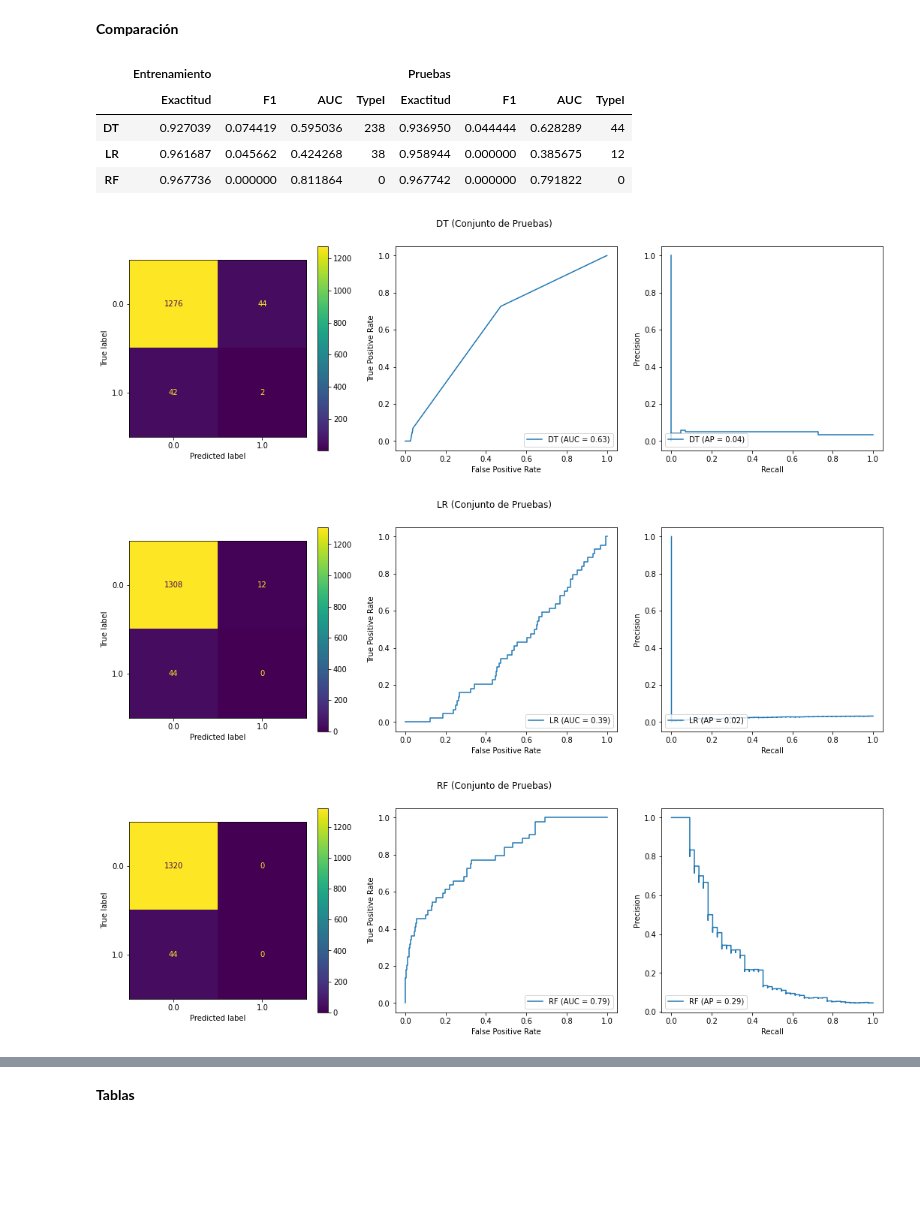
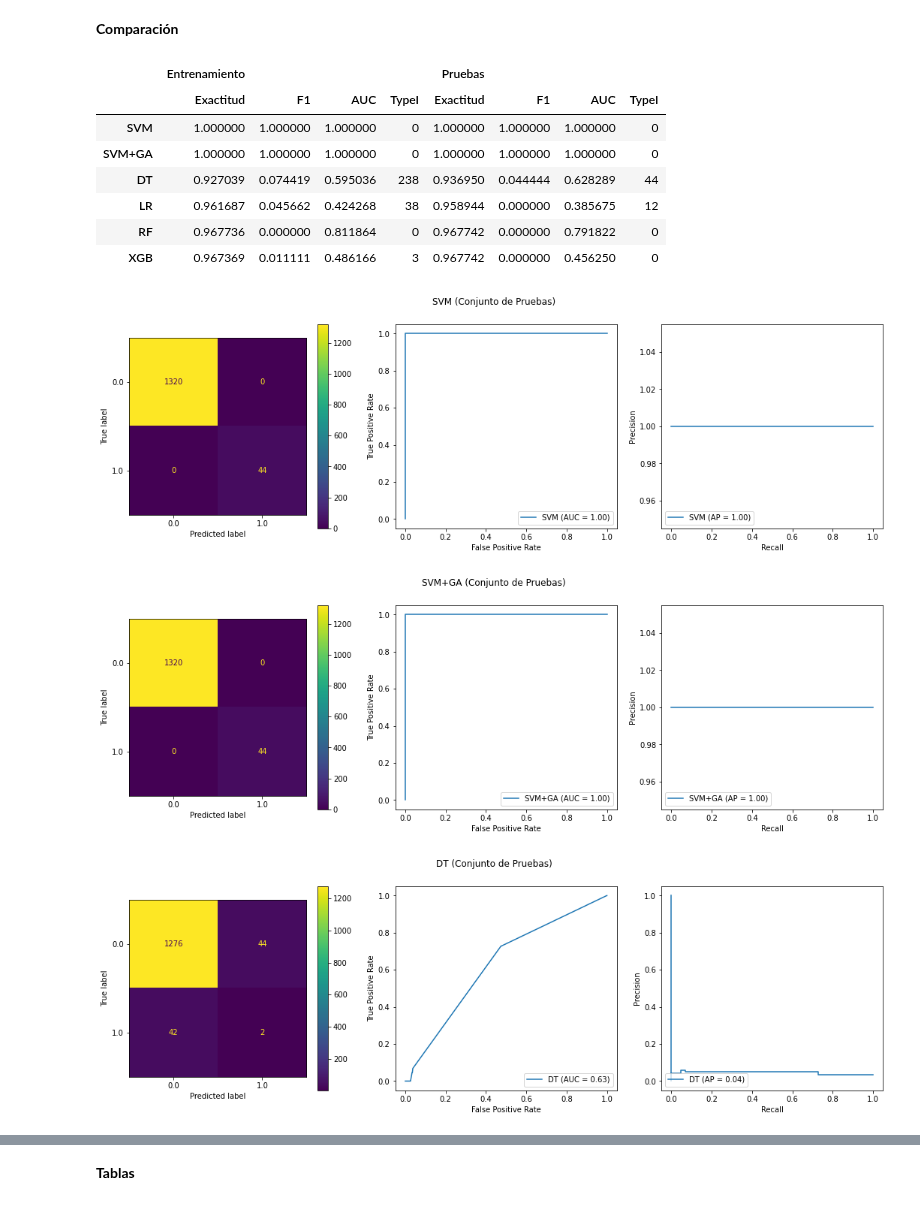
Before and after one commit to Project-ML-PUCP/BankruptcyTaiwan, a Jupyter notebook: 03. Codigo/04. Evaluation.ipynb, the cells around one changed output, grey strips where cells are left out. Saved outputs shown, nothing was run; the diff lists cells and outputs as text; code cells hidden in the pictures; blank space fills up the shorter version.

```diff
--- a/03. Codigo/04. Evaluation.ipynb
+++ b/03. Codigo/04. Evaluation.ipynb
@@ -112,10 +96,10 @@ dt_model = joblib.load(os.path.join('modelos','Modelo_DT.pkl'))
 lr_model = joblib.load(os.path.join('modelos','Modelo_LR.pkl'))
 rf_model = joblib.load(os.path.join('modelos','Modelo_RF.pkl'))
 xgb_model = joblib.load(os.path.join('modelos','Modelo_XGB.pkl'))
-#cv_svm_model = joblib.load(os.path.join('modelos','Modelo_SVM.pkl'))
-#svm_model = cv_svm_model.best_estimator_
-#cs_svm_ga_model = joblib.load(os.path.join('modelos','Modelo_GA_SVM.pkl'))
-#svm_ga_model = cs_svm_ga_model.best_estimator_
+cv_svm_model = joblib.load(os.path.join('modelos','Modelo_SVM.pkl'))
+svm_model = cv_svm_model.best_estimator_
+cs_svm_ga_model = joblib.load(os.path.join('modelos','Modelo_GA_SVM.pkl'))
+svm_ga_model = cs_svm_ga_model.best_estimator_
 # %% [markdown]
 ## Lectura de dataset imputado
 # %%
@@ -184,9 +168,6 @@ def tabla_resultados(resultados):
 # %%
 # Modelamiento de la data usando un diccionario de datasets y modelos
 def perform_data_evaluation(modelos, imputed_df):
-    # 7 metricas, usando K-Folds
-    # en model_results guardaremos los resultados por clasificador y datasets
-    model_results = OrderedDict()
     # to show table
     resultados = {}
 
@@ -206,4 +187,4 @@ def perform_data_evaluation(modelos, imputed_df):
     # presentamos la tabla resumen
     tabla_results = tabla_resultados(resultados)
 
-    return model_results, tabla_results
+    return tabla_results
@@ -255,26 +191,28 @@ def perform_model_ranking_typeI(models, imputers, results):
 # %% [markdown]
 ## Análisis comparativo
 # %%
-#svm_model.probability=True
 # models
 models_dictionary2 = OrderedDict()
-# models_dictionary2['SVM'] = svm_model
-# models_dictionary2['SVM+GA'] = svm_ga_model
+models_dictionary2['SVM'] = svm_model
+models_dictionary2['SVM+GA'] = svm_ga_model
 models_dictionary2['DT'] = dt_model
 models_dictionary2['LR'] = lr_model
 models_dictionary2['RF'] = rf_model
-#models_dictionary2['XGB'] = xgb_model
+models_dictionary2['XGB'] = xgb_model
 # %% [markdown]
 **Comparación**
 # %%
 # Verificamos validación para comparación
-results, metricas = perform_data_evaluation(models_dictionary2, imputed_df)
+metricas = perform_data_evaluation(models_dictionary2, imputed_df)
 # %% [output]
 |  | Entrenamiento |  |  |  | Pruebas |  |  |  |
 |  | Exactitud | F1 | AUC | TypeI | Exactitud | F1 | AUC | TypeI |
+| SVM | 1.000000 | 1.000000 | 1.000000 | 0 | 1.000000 | 1.000000 | 1.000000 | 0 |
+| SVM+GA | 1.000000 | 1.000000 | 1.000000 | 0 | 1.000000 | 1.000000 | 1.000000 | 0 |
 | DT | 0.927039 | 0.074419 | 0.595036 | 238 | 0.936950 | 0.044444 | 0.628289 | 44 |
 | LR | 0.961687 | 0.045662 | 0.424268 | 38 | 0.958944 | 0.000000 | 0.385675 | 12 |
 | RF | 0.967736 | 0.000000 | 0.811864 | 0 | 0.967742 | 0.000000 | 0.791822 | 0 |
+| XGB | 0.967369 | 0.011111 | 0.486166 | 3 | 0.967742 | 0.000000 | 0.456250 | 0 |
-[figure, old version]
+[figure, new version]
-[figure, old version]
+[figure, new version]
-[figure, old version]
+[figure, new version]
```
Also changed, not shown: parts of 11 cells of this notebook.
